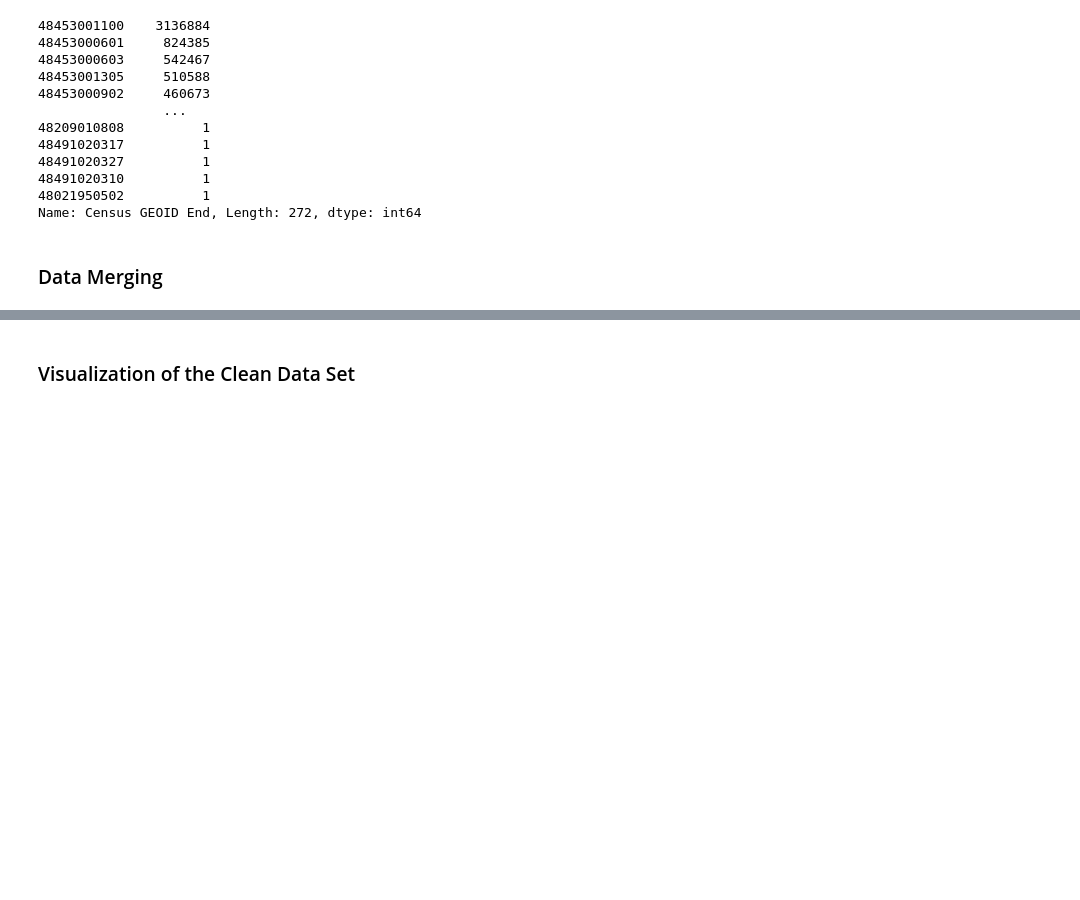
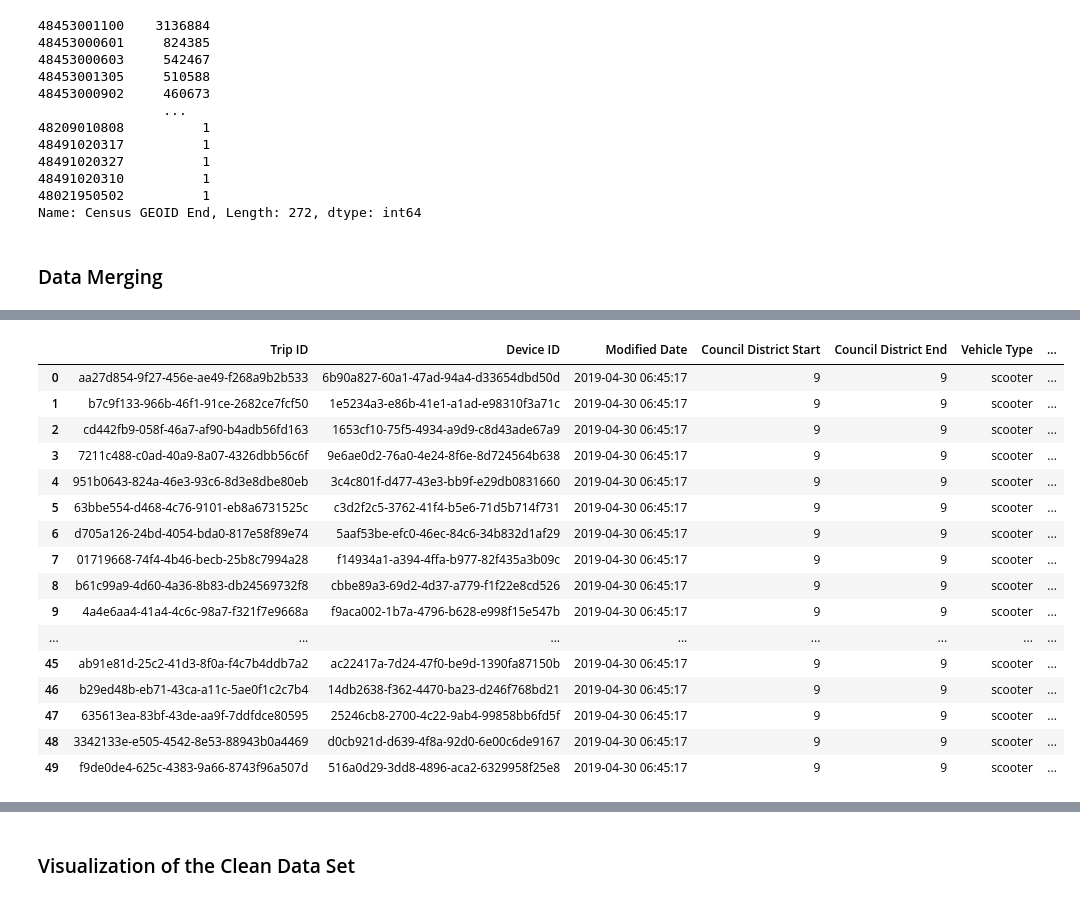
Before and after one commit to sheetalbongale/Scooters-In-Austin-Data-Analysis, a Jupyter notebook: notebooks/shared_mobility_AODP/shared_mobility_data_wrangling.ipynb, the cells around one changed output, grey strips where cells are left out. Drawn from its saved outputs; the diff is of its cells as text; code cells hidden in the pictures; blank space fills up the shorter version.

```diff
--- a/notebooks/shared_mobility_AODP/shared_mobility_data_wrangling.ipynb
+++ b/notebooks/shared_mobility_AODP/shared_mobility_data_wrangling.ipynb
@@ -287,3 +305,23 @@ df
+# %%
+df.head(50)
+# %% [output]
+|  | Trip ID | Device ID | Modified Date | Council District Start | Council District End | Vehicle Type | ... |
+| 0 | aa27d854-9f27-456e-ae49-f268a9b2b533 | 6b90a827-60a1-47ad-94a4-d33654dbd50d | 2019-04-30 06:45:17 | 9 | 9 | scooter | ... |
+| 1 | b7c9f133-966b-46f1-91ce-2682ce7fcf50 | 1e5234a3-e86b-41e1-a1ad-e98310f3a71c | 2019-04-30 06:45:17 | 9 | 9 | scooter | ... |
+| 2 | cd442fb9-058f-46a7-af90-b4adb56fd163 | 1653cf10-75f5-4934-a9d9-c8d43ade67a9 | 2019-04-30 06:45:17 | 9 | 9 | scooter | ... |
+| 3 | 7211c488-c0ad-40a9-8a07-4326dbb56c6f | 9e6ae0d2-76a0-4e24-8f6e-8d724564b638 | 2019-04-30 06:45:17 | 9 | 9 | scooter | ... |
+| 4 | 951b0643-824a-46e3-93c6-8d3e8dbe80eb | 3c4c801f-d477-43e3-bb9f-e29db0831660 | 2019-04-30 06:45:17 | 9 | 9 | scooter | ... |
+| 5 | 63bbe554-d468-4c76-9101-eb8a6731525c | c3d2f2c5-3762-41f4-b5e6-71d5b714f731 | 2019-04-30 06:45:17 | 9 | 9 | scooter | ... |
+| 6 | d705a126-24bd-4054-bda0-817e58f89e74 | 5aaf53be-efc0-46ec-84c6-34b832d1af29 | 2019-04-30 06:45:17 | 9 | 9 | scooter | ... |
+| 7 | 01719668-74f4-4b46-becb-25b8c7994a28 | f14934a1-a394-4ffa-b977-82f435a3b09c | 2019-04-30 06:45:17 | 9 | 9 | scooter | ... |
+| 8 | b61c99a9-4d60-4a36-8b83-db24569732f8 | cbbe89a3-69d2-4d37-a779-f1f22e8cd526 | 2019-04-30 06:45:17 | 9 | 9 | scooter | ... |
+| 9 | 4a4e6aa4-41a4-4c6c-98a7-f321f7e9668a | f9aca002-1b7a-4796-b628-e998f15e547b | 2019-04-30 06:45:17 | 9 | 9 | scooter | ... |
+| ... | ... | ... | ... | ... | ... | ... | ... |
+| 45 | ab91e81d-25c2-41d3-8f0a-f4c7b4ddb7a2 | ac22417a-7d24-47f0-be9d-1390fa87150b | 2019-04-30 06:45:17 | 9 | 9 | scooter | ... |
+| 46 | b29ed48b-eb71-43ca-a11c-5ae0f1c2c7b4 | 14db2638-f362-4470-ba23-d246f768bd21 | 2019-04-30 06:45:17 | 9 | 9 | scooter | ... |
+| 47 | 635613ea-83bf-43de-aa9f-7ddfdce80595 | 25246cb8-2700-4c22-9ab4-99858bb6fd5f | 2019-04-30 06:45:17 | 9 | 9 | scooter | ... |
+| 48 | 3342133e-e505-4542-8e53-88943b0a4469 | d0cb921d-d639-4f8a-92d0-6e00c6de9167 | 2019-04-30 06:45:17 | 9 | 9 | scooter | ... |
+| 49 | f9de0de4-625c-4383-9a66-8743f96a507d | 516a0d29-3dd8-4896-aca2-6329958f25e8 | 2019-04-30 06:45:17 | 9 | 9 | scooter | ... |
 # %%
 df = df.rename(columns={'Zipcode': 'Zipcode Start'})
 df
```
Also changed, not shown: parts of 4 cells of this notebook.
